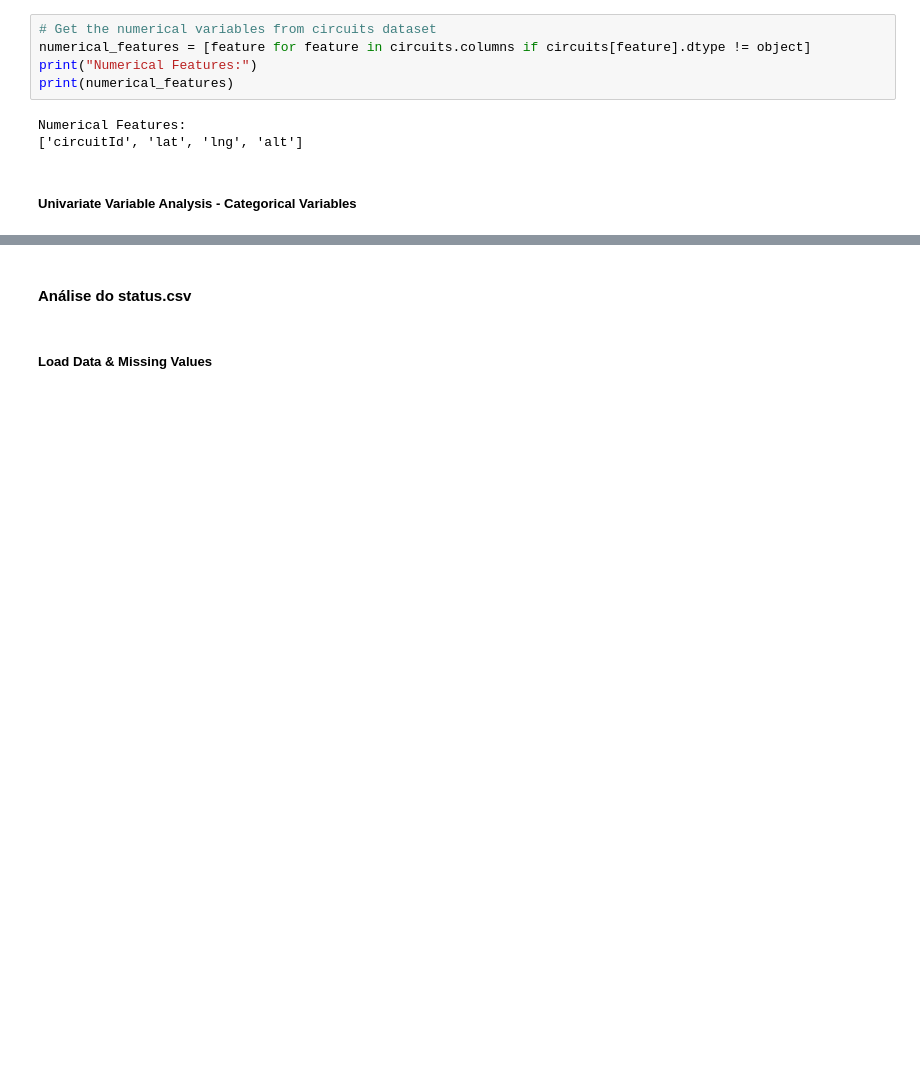
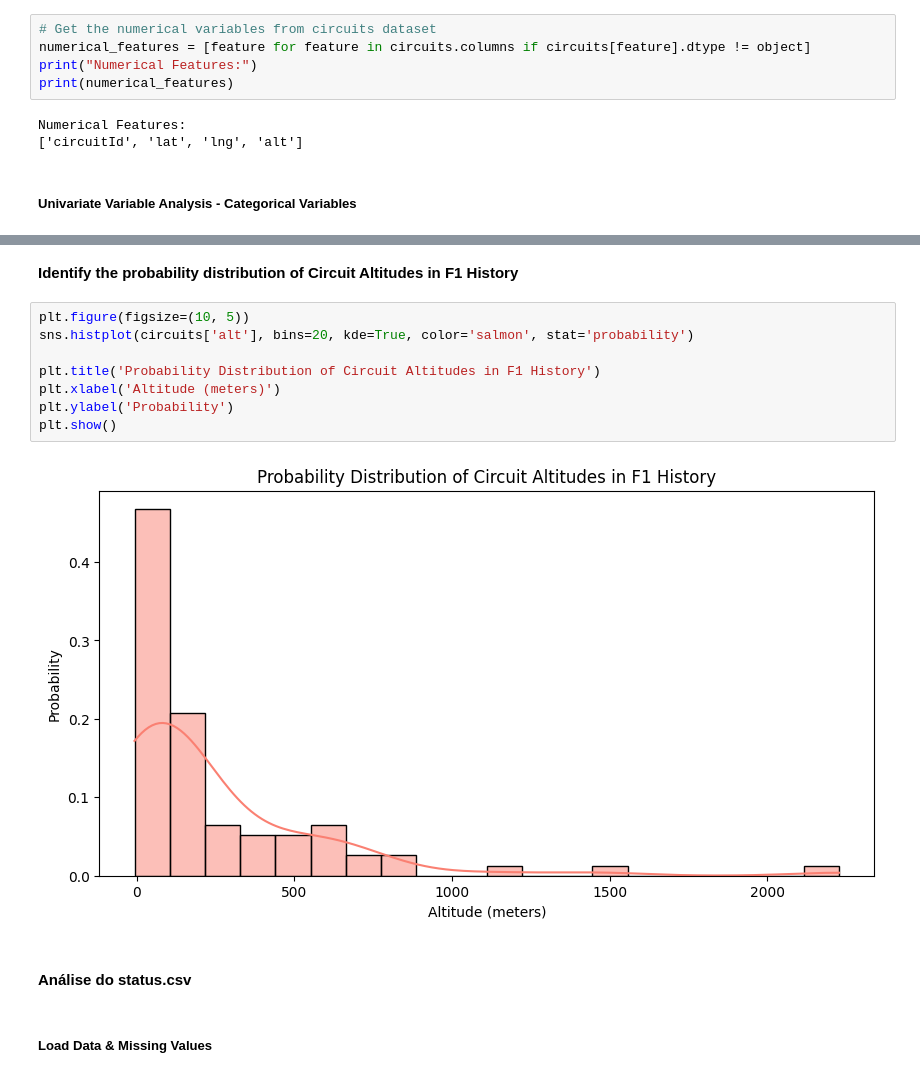
Before and after one commit to rodrigocastro27/IA25_P02_G3, a Jupyter notebook: Trabalho2/Notebook_P02_Introduction&EDA.ipynb, the cells around one changed output, grey strips where cells are left out. Cells and saved outputs as stored; diff of their text form; blank space fills up the shorter version.

```diff
--- a/Trabalho2/Notebook_P02_Introduction&EDA.ipynb
+++ b/Trabalho2/Notebook_P02_Introduction&EDA.ipynb
@@ -1890,3 +1901,15 @@ Numerical Features:
+# %% [markdown]
+**Identify the probability distribution of Circuit Altitudes in F1 History**
+# %%
+plt.figure(figsize=(10, 5))
+sns.histplot(circuits['alt'], bins=20, kde=True, color='salmon', stat='probability')
+
+plt.title('Probability Distribution of Circuit Altitudes in F1 History')
+plt.xlabel('Altitude (meters)')
+plt.ylabel('Probability')
+plt.show()
+# %% [output]
+[figure, added]
 # %% [markdown]
 #### Análise do **status.csv**
 # %% [markdown]
```
Also changed, not shown: parts of 8 cells of this notebook.
